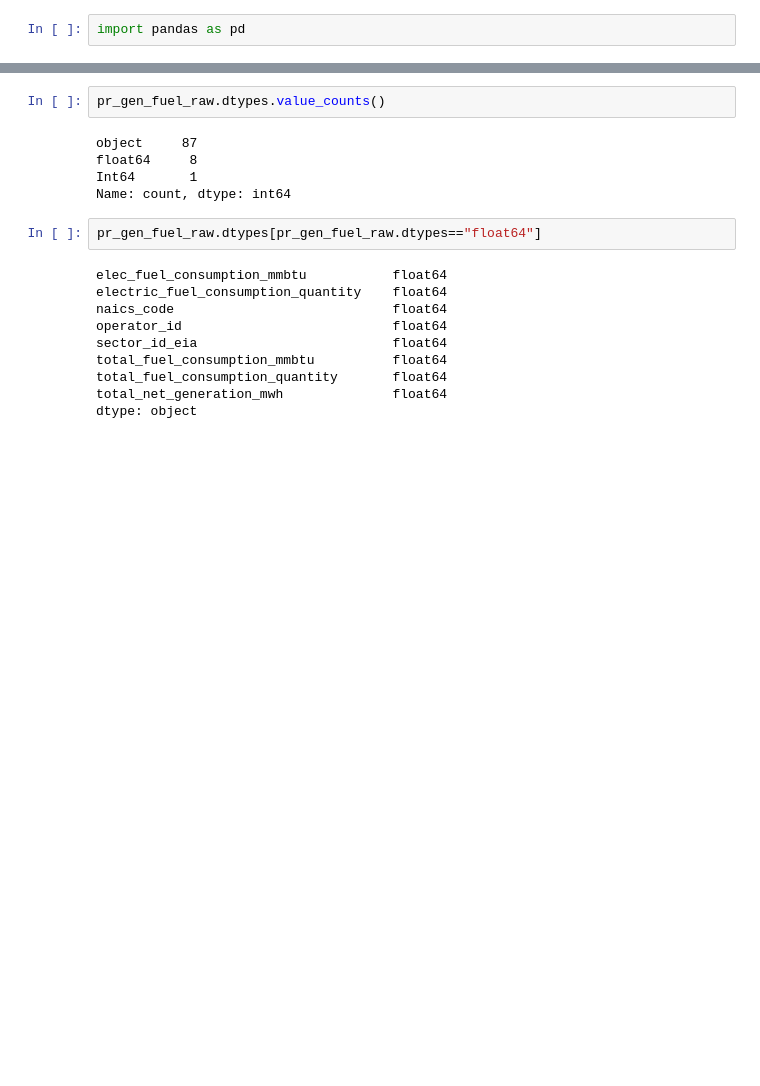
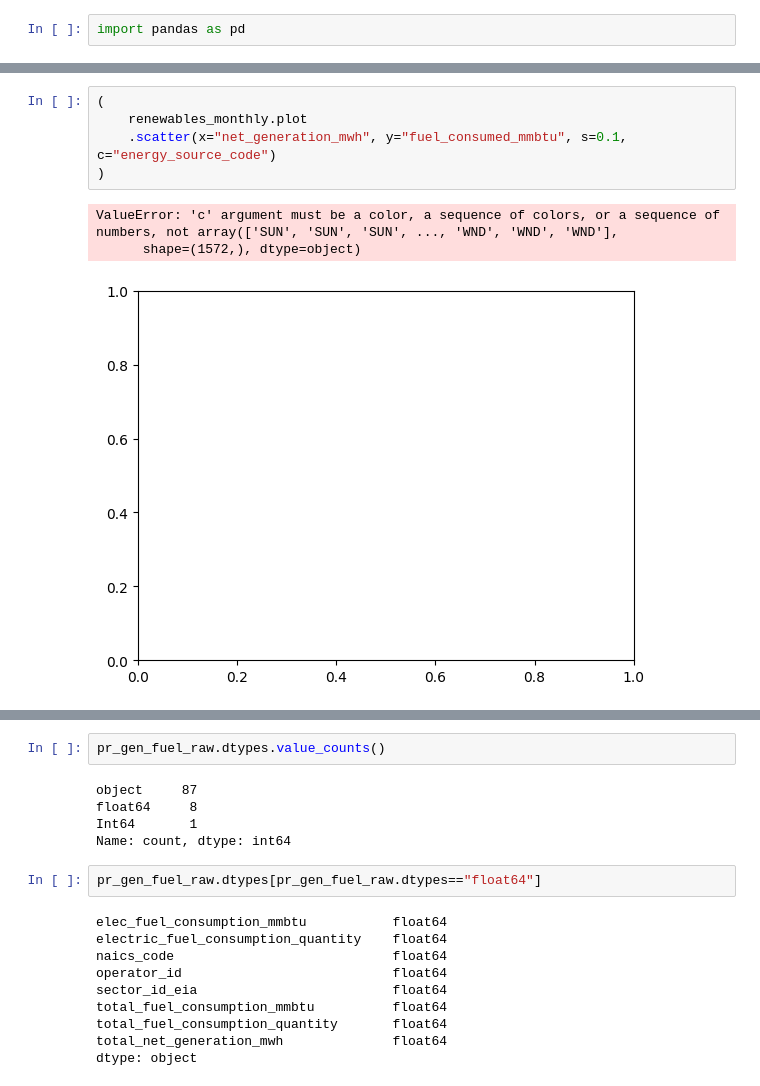
Before and after one commit to catalyst-cooperative/open-energy-data-for-all, a Jupyter notebook: notebooks/visualization_troubleshooting.ipynb, the cells around one changed output, grey strips where cells are left out. Drawn from its saved outputs; the diff is of its cells as text; blank space fills up the shorter version.

```diff
--- a/notebooks/visualization_troubleshooting.ipynb
+++ b/notebooks/visualization_troubleshooting.ipynb
@@ -2,0 +48,9 @@ import pandas as pd
+# %%
+(
+    renewables_monthly.plot
+    .scatter(x="net_generation_mwh", y="fuel_consumed_mmbtu", s=0.1, c="energy_source_code")
+)
+# %% [output]
+ValueError: 'c' argument must be a color, a sequence of colors, or a sequence of numbers, not array(['SUN', 'SUN', 'SUN', ..., 'WND', 'WND', 'WND'],
+      shape=(1572,), dtype=object)
+[figure, added]
```
Also changed, not shown: parts of 21 cells of this notebook, 3 other files.
